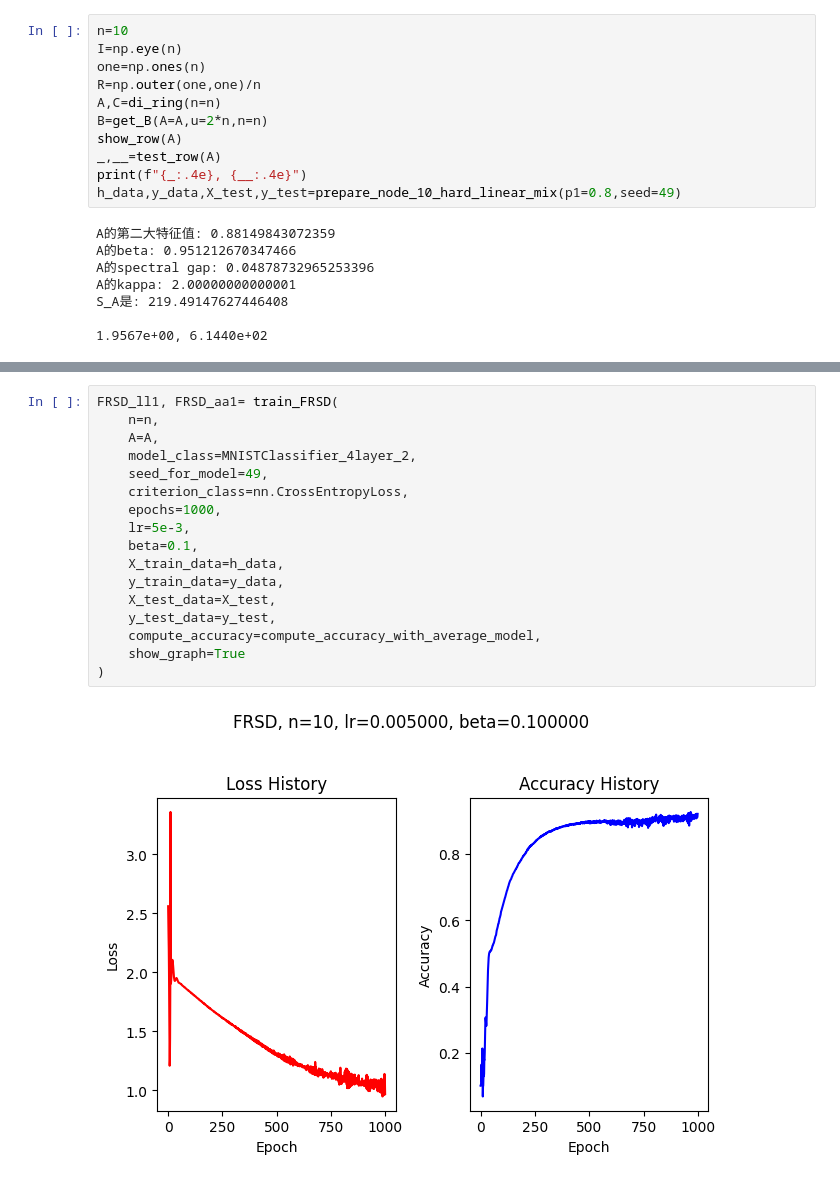
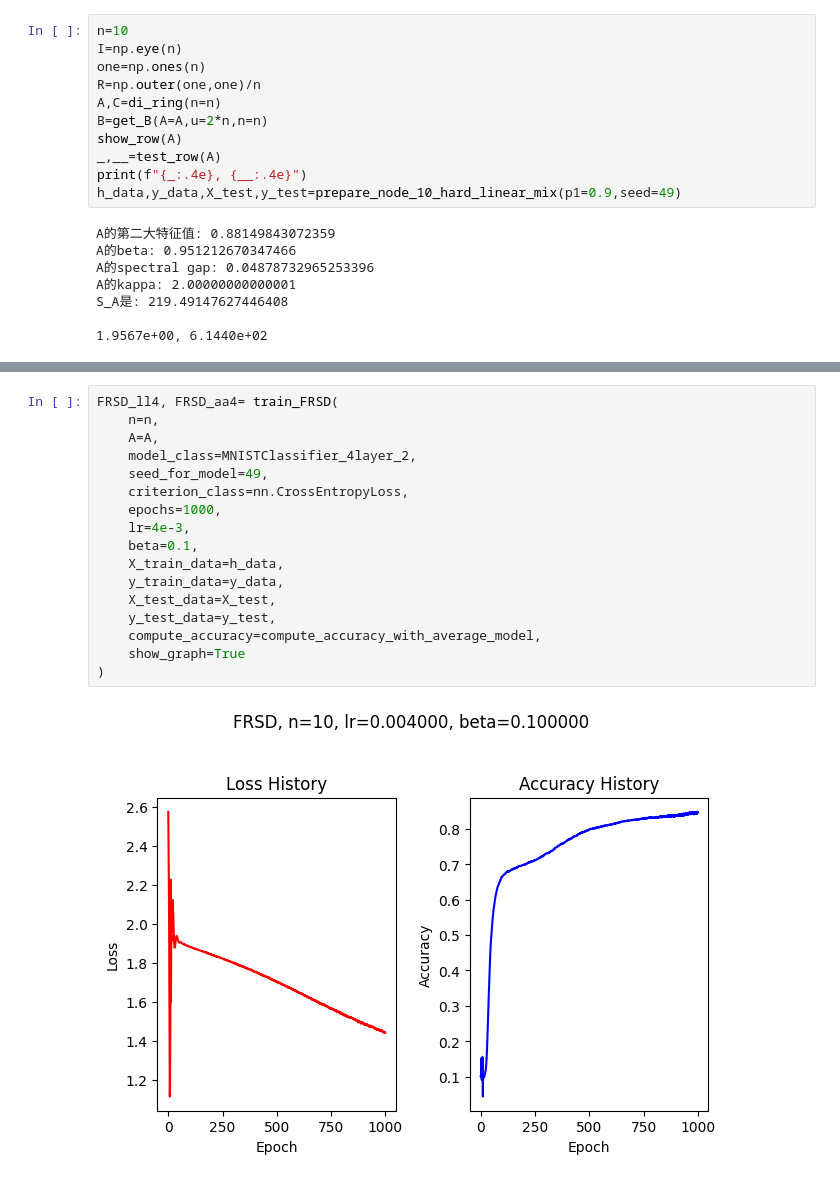
Before and after one commit to Luoxiaogan/PullSum_MNIST, a Jupyter notebook: code/神经网络实验/MNIST最终实验/实验部分/环状图, 10节点, 大异质性.ipynb, the cells around one changed output, grey strips where cells are left out. Cells and saved outputs as stored; diff of their text form.

```diff
--- a/code/神经网络实验/MNIST最终实验/实验部分/环状图, 10节点, 大异质性.ipynb
+++ b/code/神经网络实验/MNIST最终实验/实验部分/环状图, 10节点, 大异质性.ipynb
@@ -36,7 +36,7 @@ B=get_B(A=A,u=2*n,n=n)
 show_row(A)
 _,__=test_row(A)
 print(f"{_:.4e}, {__:.4e}")
-h_data,y_data,X_test,y_test=prepare_node_10_hard_linear_mix(p1=0.8,seed=49)
+h_data,y_data,X_test,y_test=prepare_node_10_hard_linear_mix(p1=0.9,seed=49)
 # %% [output]
 A的第二大特征值: 0.88149843072359
 A的beta: 0.951212670347466
@@ -83,19 +178,19 @@ Diag_ll1, Diag_aa1= train_PullDiag(
 # %%
-FRSD_ll1, FRSD_aa1= train_FRSD(
+FRSD_ll4, FRSD_aa4= train_FRSD(
     n=n,
     A=A,
     model_class=MNISTClassifier_4layer_2,
     seed_for_model=49,
     criterion_class=nn.CrossEntropyLoss,
     epochs=1000,
-    lr=5e-3,
+    lr=4e-3,
     beta=0.1,
     X_train_data=h_data,
     y_train_data=y_data,
     X_test_data=X_test,
     y_test_data=y_test,
     compute_accuracy=compute_accuracy_with_average_model,
     show_graph=True
 )
 # %% [output]
-[figure, old version]
+[figure, new version]
```
Also changed, not shown: parts of 13 cells of this notebook.
